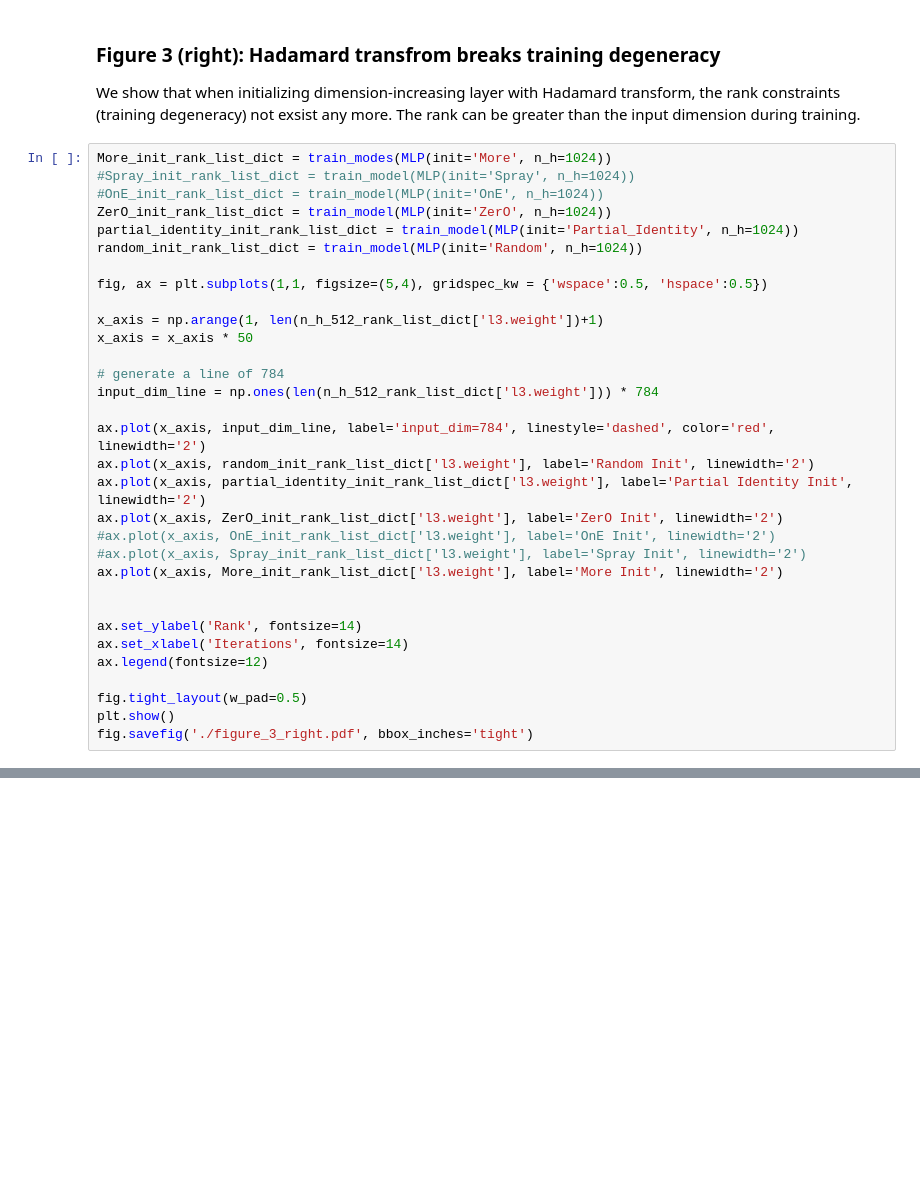
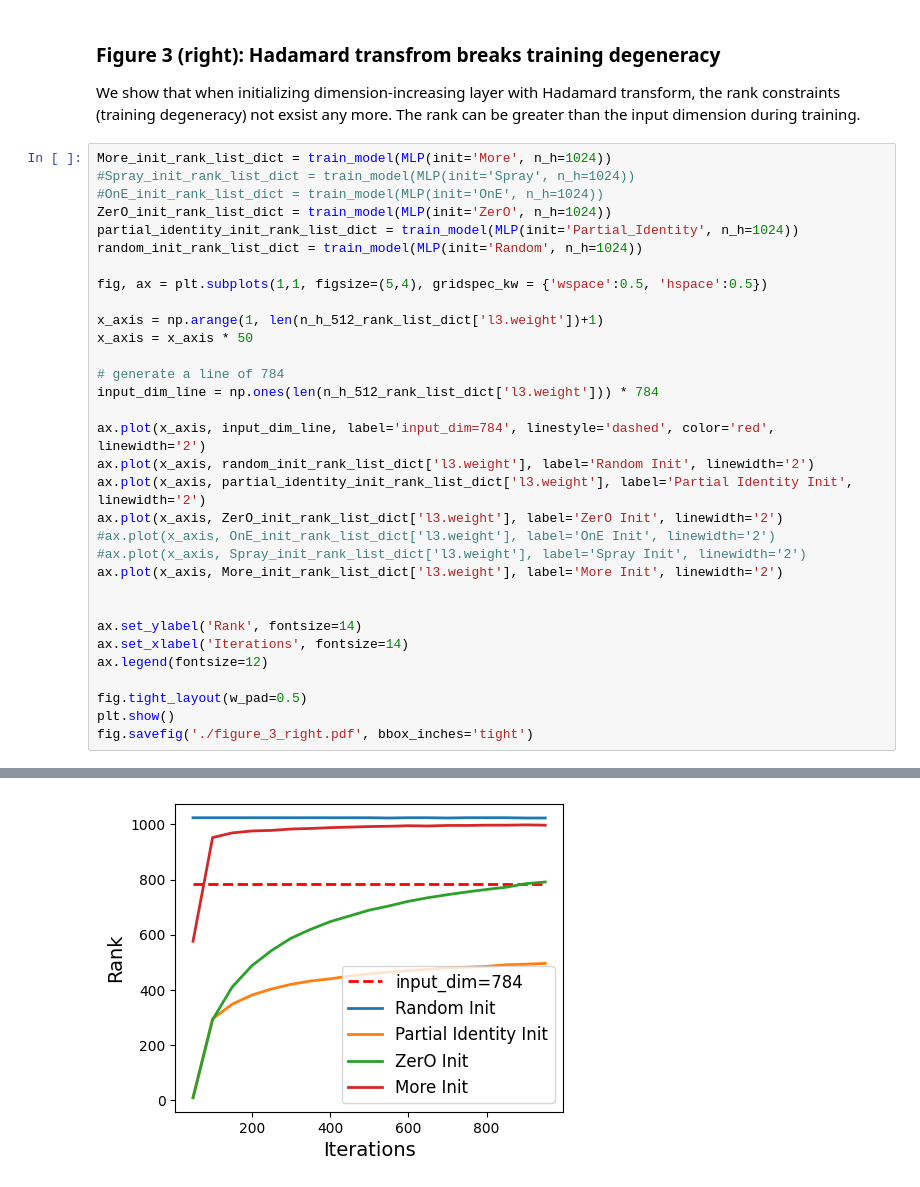
Before and after one commit to AlexanderPagel/ZerO-initialization, a Jupyter notebook: example_mnist.ipynb, the cells around one changed output, grey strips where cells are left out. Saved outputs shown, nothing was run; the diff lists cells and outputs as text; blank space fills up the shorter version.

Commit message:
Add results for more init

```diff
--- a/example_mnist.ipynb
+++ b/example_mnist.ipynb
@@ -390,7 +405,7 @@ KeyboardInterrupt:
 
 We show that when initializing dimension-increasing layer with Hadamard transform, the rank constraints (training degeneracy) not exsist any more. The rank can be greater than the input dimension during training.
 # %%
-More_init_rank_list_dict = train_modes(MLP(init='More', n_h=1024))
+More_init_rank_list_dict = train_model(MLP(init='More', n_h=1024))
 #Spray_init_rank_list_dict = train_model(MLP(init='Spray', n_h=1024))
 #OnE_init_rank_list_dict = train_model(MLP(init='OnE', n_h=1024))
 ZerO_init_rank_list_dict = train_model(MLP(init='ZerO', n_h=1024))
@@ -425,0 +474 @@ SyntaxError: invalid syntax (2211172251.py, line 1)
+[figure, added]
```
Also changed, not shown: parts of 2 cells of this notebook.
